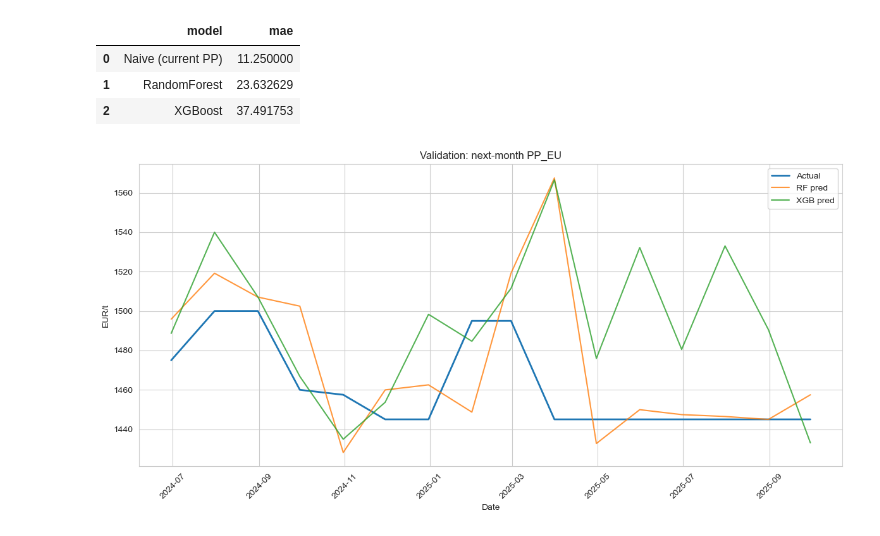
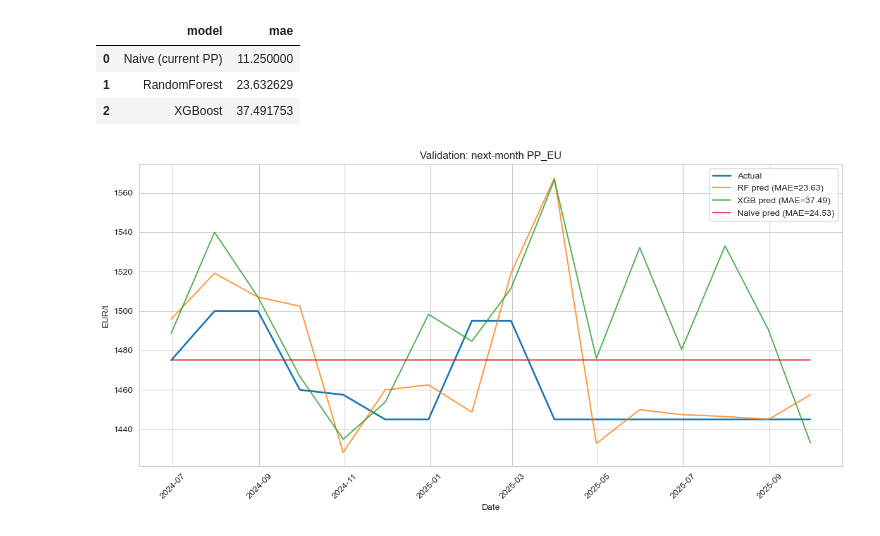
Before and after one commit to intox1ca7ed/LLM-polypropylene, a Jupyter notebook: notebooks/04_modeling_opec_price_forecasting.ipynb, the cells around one changed output. Cells and saved outputs as stored; diff of their text form; code cells hidden in the pictures.

```diff
--- a/notebooks/04_modeling_opec_price_forecasting.ipynb
+++ b/notebooks/04_modeling_opec_price_forecasting.ipynb
@@ -111,23 +111,28 @@ results
 # %%
 val_df = pd.DataFrame({
     'date': dates_val,
     'actual': y_val.values,
     'rf_pred': rf_pred,
     'xgb_pred': xgb_pred,
+    'naive_pred': y_train.iloc[-1],  # naive: last observed train value
 })
+
+mae_rf = mean_absolute_error(val_df['actual'], val_df['rf_pred'])
+mae_xgb = mean_absolute_error(val_df['actual'], val_df['xgb_pred'])
+mae_naive = mean_absolute_error(val_df['actual'], val_df['naive_pred'])
 
 plt.figure(figsize=(12, 6))
 plt.plot(val_df['date'], val_df['actual'], label='Actual', linewidth=2)
-plt.plot(val_df['date'], val_df['rf_pred'], label='RF pred', alpha=0.8)
-plt.plot(val_df['date'], val_df['xgb_pred'], label='XGB pred', alpha=0.8)
+plt.plot(val_df['date'], val_df['rf_pred'], label=f'RF pred (MAE={mae_rf:.2f})', alpha=0.8)
+plt.plot(val_df['date'], val_df['xgb_pred'], label=f'XGB pred (MAE={mae_xgb:.2f})', alpha=0.8)
+plt.plot(val_df['date'], val_df['naive_pred'], label=f'Naive pred (MAE={mae_naive:.2f})', alpha=0.8)
 plt.legend()
 plt.title('Validation: next-month PP_EU')
 plt.xlabel('Date')
 plt.ylabel('EUR/t')
 plt.xticks(rotation=45)
 plt.tight_layout()
-plt.tight_layout()
 plt.savefig(PLOTS / 'modeling04_validation_preds.png', dpi=150, bbox_inches='tight')
 plt.show()
 # %% [output]
-[figure, old version]
+[figure, new version]
```
Also changed, not shown: 12 other files.
